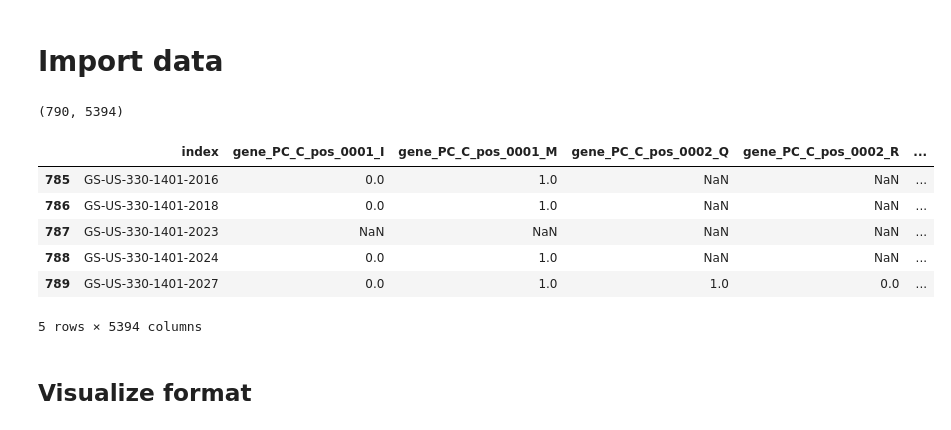
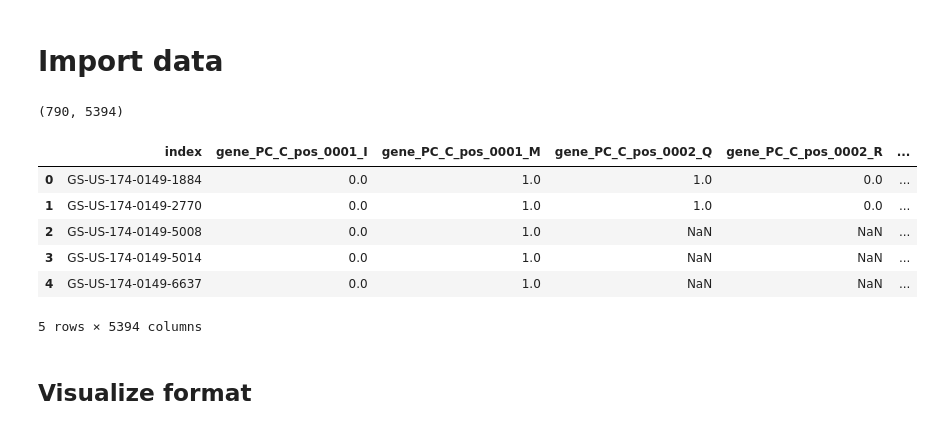
Before and after one commit to matthiaszeller/HBV, a Jupyter notebook: Viral data.ipynb, the cells around one changed output. Cells and saved outputs as stored; diff of their text form; code cells hidden in the pictures.

```diff
--- a/Viral data.ipynb
+++ b/Viral data.ipynb
@@ -83,18 +83,18 @@ Geographical distribution:
 # %%
 df_aa = pd.read_csv("data/viral_seq/OUT_aa_binary_table.txt", sep='\s+')
 # We prefer to have integers than index to process data
 # But we keep the provided index in case it will be useful later
 df_aa.reset_index(inplace=True)
 print(df_aa.shape)
-df_aa.tail()
+df_aa.head()
 # %% [output]
 (790, 5394)
 |  | index | gene_PC_C_pos_0001_I | gene_PC_C_pos_0001_M | gene_PC_C_pos_0002_Q | gene_PC_C_pos_0002_R | ... |
-| 785 | GS-US-330-1401-2016 | 0.0 | 1.0 | NaN | NaN | ... |
-| 786 | GS-US-330-1401-2018 | 0.0 | 1.0 | NaN | NaN | ... |
-| 787 | GS-US-330-1401-2023 | NaN | NaN | NaN | NaN | ... |
-| 788 | GS-US-330-1401-2024 | 0.0 | 1.0 | NaN | NaN | ... |
-| 789 | GS-US-330-1401-2027 | 0.0 | 1.0 | 1.0 | 0.0 | ... |
+| 0 | GS-US-174-0149-1884 | 0.0 | 1.0 | 1.0 | 0.0 | ... |
+| 1 | GS-US-174-0149-2770 | 0.0 | 1.0 | 1.0 | 0.0 | ... |
+| 2 | GS-US-174-0149-5008 | 0.0 | 1.0 | NaN | NaN | ... |
+| 3 | GS-US-174-0149-5014 | 0.0 | 1.0 | NaN | NaN | ... |
+| 4 | GS-US-174-0149-6637 | 0.0 | 1.0 | NaN | NaN | ... |
 5 rows × 5394 columns
 # %% [markdown]
 ## Visualize format
```
Also changed, not shown: parts of 4 cells of this notebook, 2 other files.
